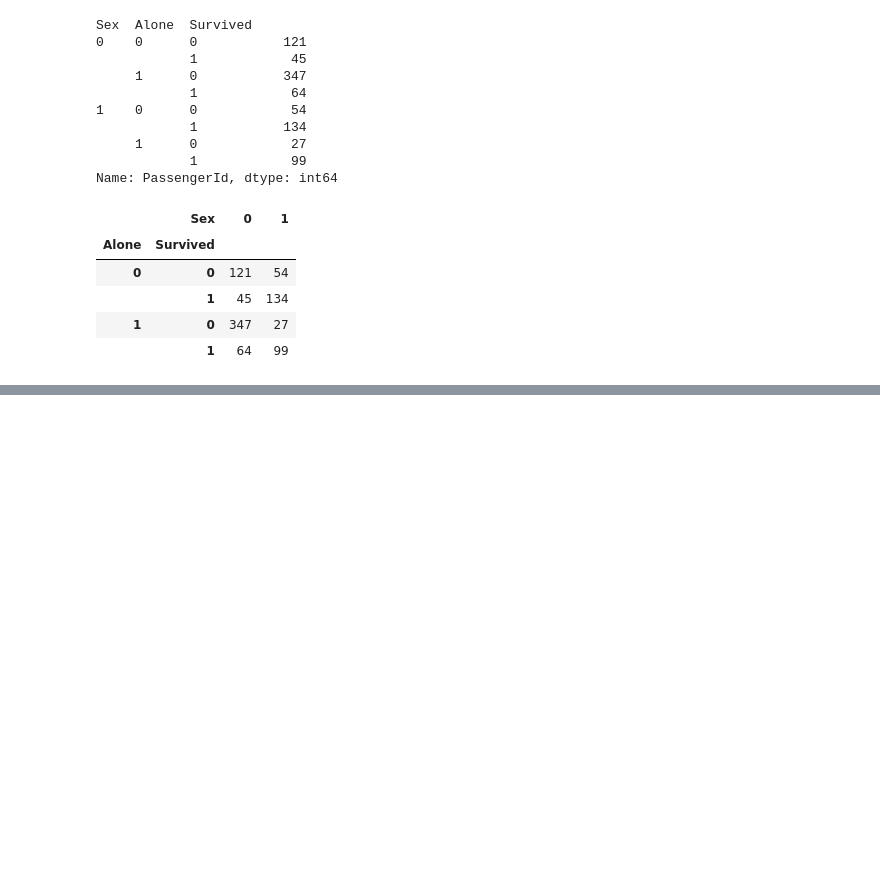
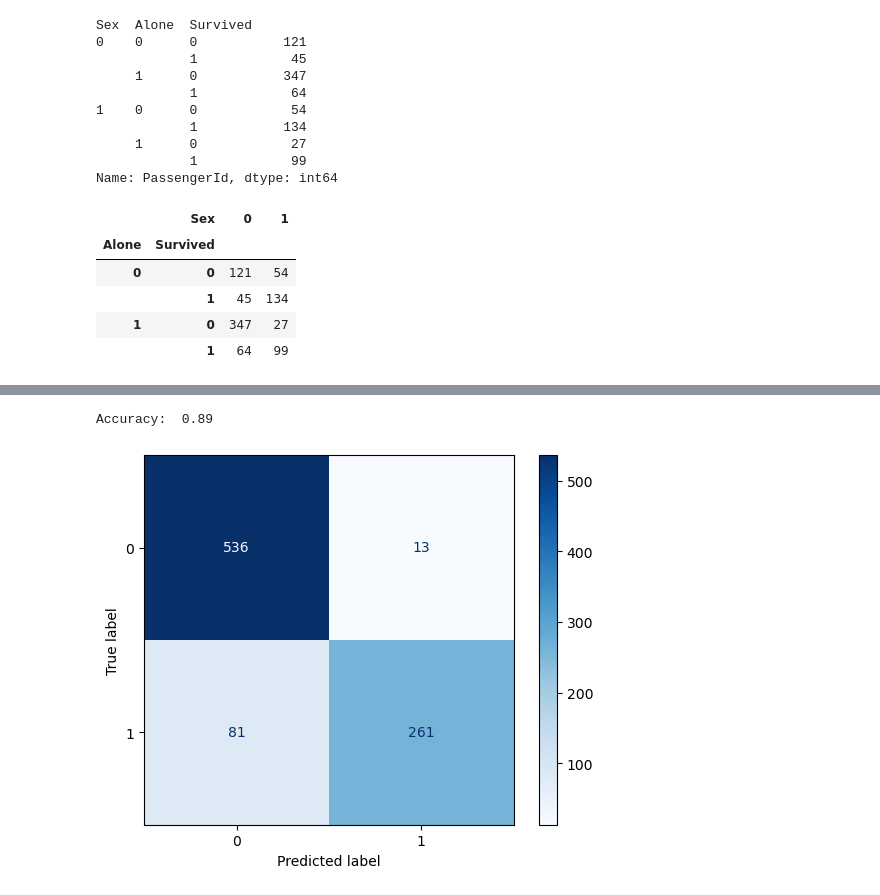
Before and after one commit to diego3008/titanic_survival, a Jupyter notebook: titanic.ipynb, the cells around one changed output, grey strips where cells are left out. Cells and saved outputs as stored; diff of their text form; code cells hidden in the pictures; blank space fills up the shorter version.

```diff
--- a/titanic.ipynb
+++ b/titanic.ipynb
@@ -190,0 +227,5 @@ KeyError: ('Alone', 'Survived')
+# %%
+conf_mat_acc(decision_tree)
+# %% [output]
+Accuracy:  0.89
+[figure, added]
```
Also changed, not shown: parts of 15 cells of this notebook.
